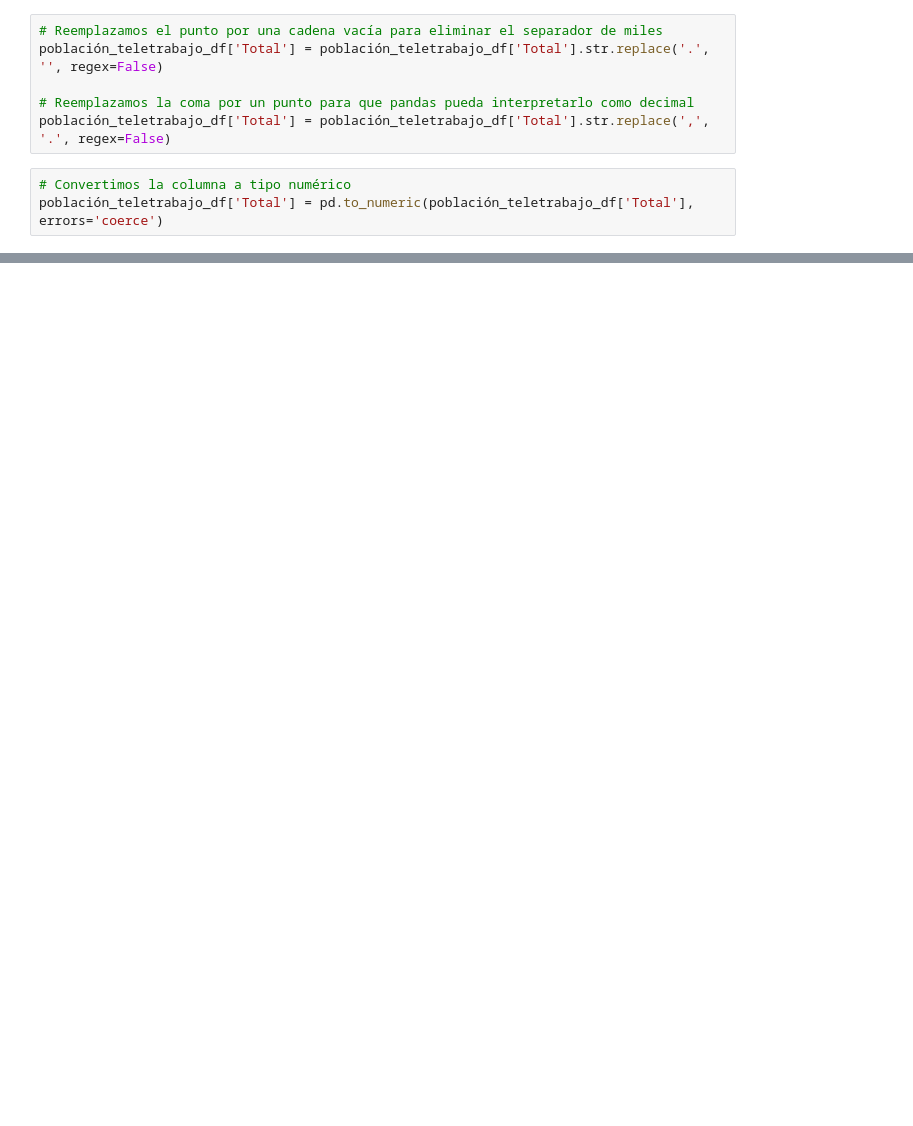
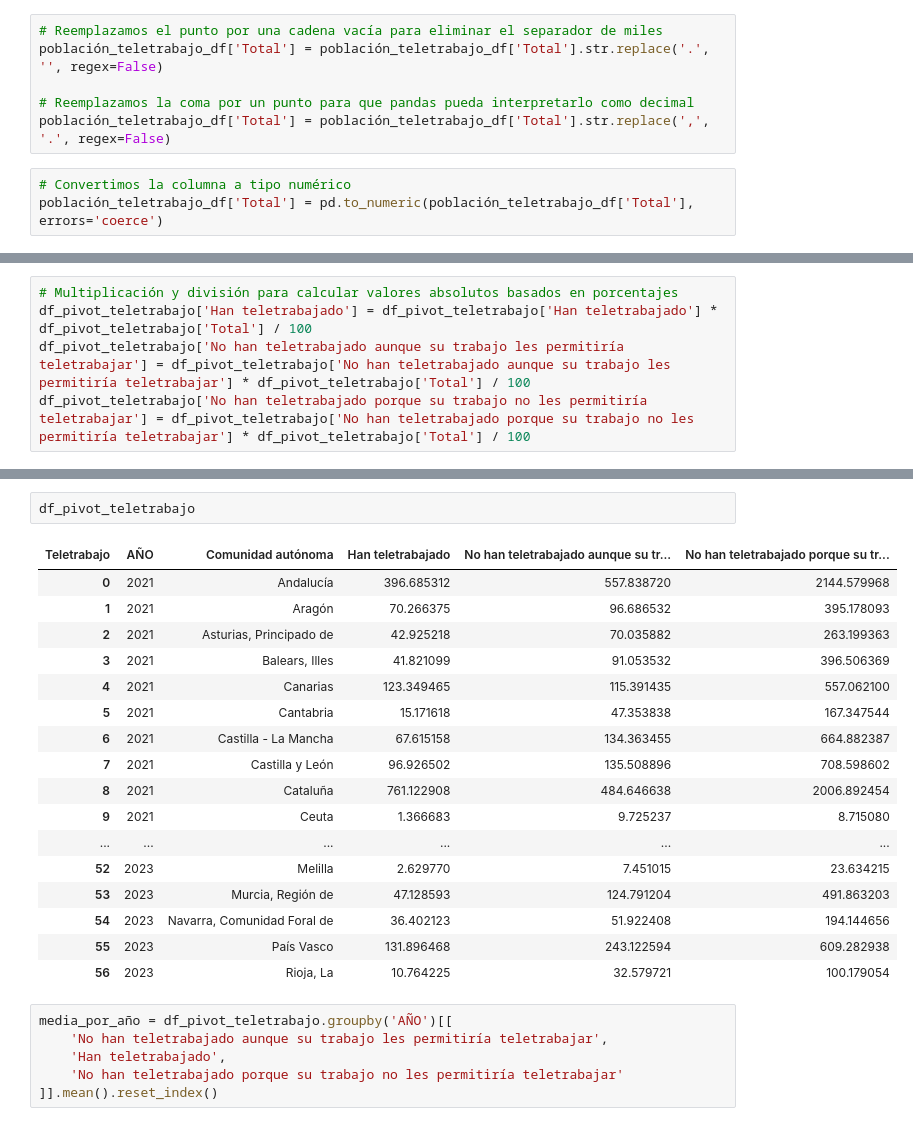
Before and after one commit to cdeniaca/Group-7, a Jupyter notebook: Poblacion_Teletrabajo.ipynb, the cells around one changed output, grey strips where cells are left out. Cells and saved outputs as stored; diff of their text form; blank space fills up the shorter version.

```diff
--- a/Poblacion_Teletrabajo.ipynb
+++ b/Poblacion_Teletrabajo.ipynb
@@ -91,0 +140,5 @@ print(población_teletrabajo_df['Teletrabajo'].unique())
+# %%
+# Multiplicación y división para calcular valores absolutos basados en porcentajes
+df_pivot_teletrabajo['Han teletrabajado'] = df_pivot_teletrabajo['Han teletrabajado'] * df_pivot_teletrabajo['Total'] / 100
+df_pivot_teletrabajo['No han teletrabajado aunque su trabajo les permitiría teletrabajar'] = df_pivot_teletrabajo['No han teletrabajado aunque su trabajo les permitiría teletrabajar'] * df_pivot_teletrabajo['Total'] / 100
+df_pivot_teletrabajo['No han teletrabajado porque su trabajo no les permitiría teletrabajar'] = df_pivot_teletrabajo['No han teletrabajado porque su trabajo no les permitiría teletrabajar'] * df_pivot_teletrabajo['Total'] / 100
@@ -91,0 +157,26 @@ print(población_teletrabajo_df['Teletrabajo'].unique())
+# %%
+df_pivot_teletrabajo
+# %% [output]
+| Teletrabajo | AÑO | Comunidad autónoma | Han teletrabajado | No han teletrabajado aunque su tr... | No han teletrabajado porque su tr... |
+| 0 | 2021 | Andalucía | 396.685312 | 557.838720 | 2144.579968 |
+| 1 | 2021 | Aragón | 70.266375 | 96.686532 | 395.178093 |
+| 2 | 2021 | Asturias, Principado de | 42.925218 | 70.035882 | 263.199363 |
+| 3 | 2021 | Balears, Illes | 41.821099 | 91.053532 | 396.506369 |
+| 4 | 2021 | Canarias | 123.349465 | 115.391435 | 557.062100 |
+| 5 | 2021 | Cantabria | 15.171618 | 47.353838 | 167.347544 |
+| 6 | 2021 | Castilla - La Mancha | 67.615158 | 134.363455 | 664.882387 |
+| 7 | 2021 | Castilla y León | 96.926502 | 135.508896 | 708.598602 |
+| 8 | 2021 | Cataluña | 761.122908 | 484.646638 | 2006.892454 |
+| 9 | 2021 | Ceuta | 1.366683 | 9.725237 | 8.715080 |
+| ... | ... | ... | ... | ... | ... |
+| 52 | 2023 | Melilla | 2.629770 | 7.451015 | 23.634215 |
+| 53 | 2023 | Murcia, Región de | 47.128593 | 124.791204 | 491.863203 |
+| 54 | 2023 | Navarra, Comunidad Foral de | 36.402123 | 51.922408 | 194.144656 |
+| 55 | 2023 | País Vasco | 131.896468 | 243.122594 | 609.282938 |
+| 56 | 2023 | Rioja, La | 10.764225 | 32.579721 | 100.179054 |
+# %%
+media_por_año = df_pivot_teletrabajo.groupby('AÑO')[[
+    'No han teletrabajado aunque su trabajo les permitiría teletrabajar',
+    'Han teletrabajado',
+    'No han teletrabajado porque su trabajo no les permitiría teletrabajar'
+]].mean().reset_index()
```
Also changed, not shown: parts of 18 cells of this notebook.
